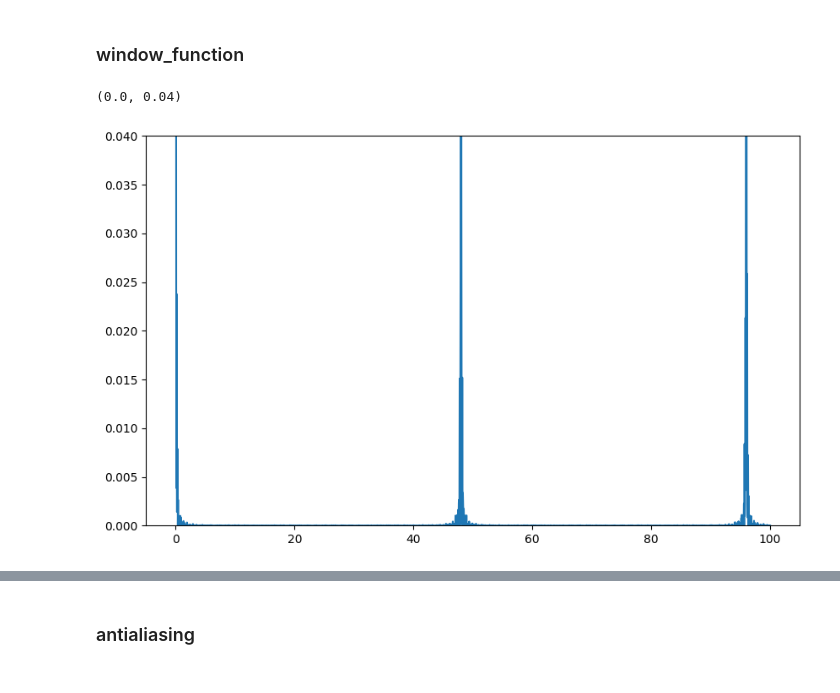
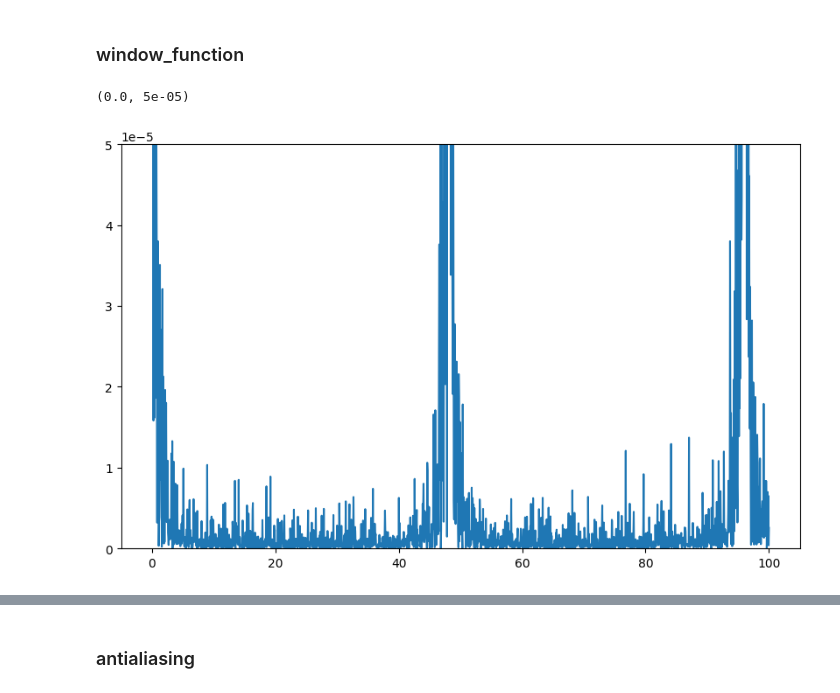
Before and after one commit to carlosccamino/asteroseismology, a Jupyter notebook: asteroseismology/tests.ipynb, the cells around one changed output, grey strips where cells are left out. Saved outputs shown, nothing was run; the diff lists cells and outputs as text; code cells hidden in the pictures.

```diff
--- a/asteroseismology/tests.ipynb
+++ b/asteroseismology/tests.ipynb
@@ -324,21 +324,21 @@ def window_function(t:np.ndarray, f_min:float, f_max:float, w:np.ndarray=None, r
 
     return np.abs(W)**2/(np.max(np.abs(W)**2))
 # %%
-path = '/Users/carloscamino/Library/CloudStorage/OneDrive-UNIVERSIDADDEGRANADA/01-Doctorado/02-Work_data/a-LOPS2/a-Paper/03-Results/to_remove/templates/raw/templates_raw_1_sector/TIC108421116_S7_1800.0_QLP_lc_c.fits'
+path = '/Users/carloscamino/Library/CloudStorage/OneDrive-UNIVERSIDADDEGRANADA/01-Doctorado/02-Work_data/a-LOPS2/a-Paper/03-Results/to_remove/templates/raw/templates_raw_more_sectors/TIC40605940_S6-13_1800.0s_QLP_lc_c.fits'
 with fits.open(path) as hdul:
     data = hdul[1].data
     time = data['TIME']
 # %%
 w_f = window_function(t=time, f_min=0, f_max=100)
 
 fig = plt.figure(figsize=(10,6))
 ax1 = fig.add_subplot()
 
 ax1.plot(np.linspace(0,100, 2000), w_f)
-ax1.set_ylim(0,0.04)
+ax1.set_ylim(0,0.00005)
 # %% [output]
-(0.0, 0.04)
+(0.0, 5e-05)
-[figure, old version]
+[figure, new version]
 # %%
 my_dict = {'f': np.linspace(0,100, 2000),
            'W(f)': w_f}
```
Also changed, not shown: parts of 2 cells of this notebook.
